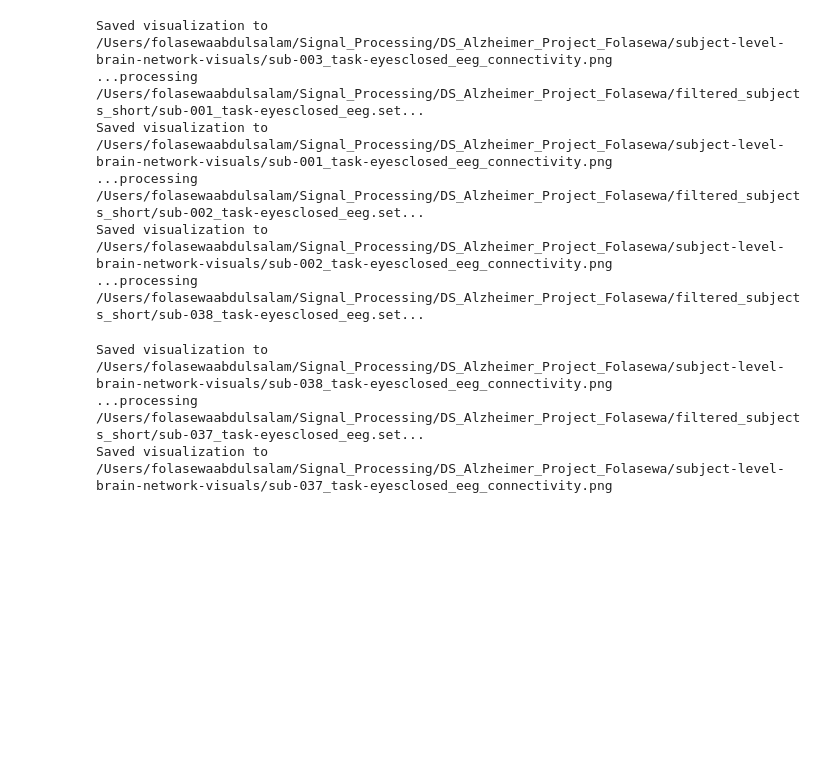
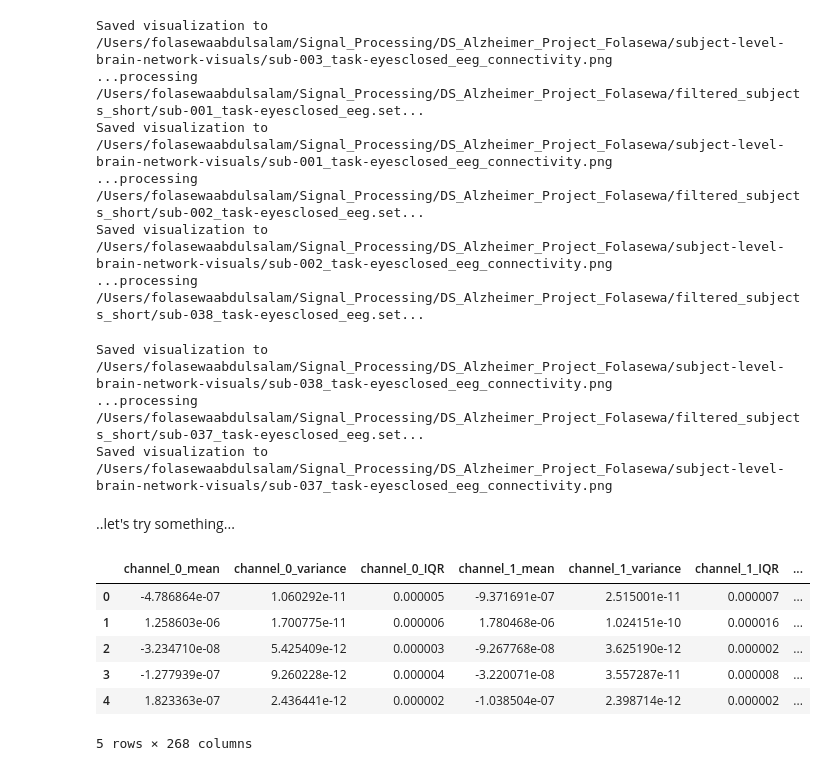
Before and after one commit to Folasewa/Signal_Processing_Projects, a Jupyter notebook: DS_Alzheimer_Project_Folasewa/alzheimer_classification_short.ipynb, the cells around one changed output. Drawn from its saved outputs; the diff is of its cells as text; code cells hidden in the pictures; blank space fills up the shorter version.

```diff
--- a/DS_Alzheimer_Project_Folasewa/alzheimer_classification_short.ipynb
+++ b/DS_Alzheimer_Project_Folasewa/alzheimer_classification_short.ipynb
@@ -1691,3 +1691,19 @@ Saved visualization to /Users/folasewaabdulsalam/Signal_Processing/DS_Alzheimer_
 Saved visualization to /Users/folasewaabdulsalam/Signal_Processing/DS_Alzheimer_Project_Folasewa/subject-level-brain-network-visuals/sub-038_task-eyesclosed_eeg_connectivity.png
 ...processing /Users/folasewaabdulsalam/Signal_Processing/DS_Alzheimer_Project_Folasewa/filtered_subjects_short/sub-037_task-eyesclosed_eeg.set...
 Saved visualization to /Users/folasewaabdulsalam/Signal_Processing/DS_Alzheimer_Project_Folasewa/subject-level-brain-network-visuals/sub-037_task-eyesclosed_eeg_connectivity.png
+# %% [markdown]
+..let's try something...
+# %%
+spectrum_df = pd.read_csv("/Users/folasewaabdulsalam/Signal_Processing/DS_Alzheimer_Project_Folasewa/spectrum.csv")
+complexity_df = pd.read_csv("/Users/folasewaabdulsalam/Signal_Processing/DS_Alzheimer_Project_Folasewa/complex.csv")
+synchronization_df = pd.read_csv("/Users/folasewaabdulsalam/Signal_Processing/DS_Alzheimer_Project_Folasewa/synchronization.csv")
+# %%
+spectrum_df.head(5)
+# %% [output]
+|  | channel_0_mean | channel_0_variance | channel_0_IQR | channel_1_mean | channel_1_variance | channel_1_IQR | ... |
+| 0 | -4.786864e-07 | 1.060292e-11 | 0.000005 | -9.371691e-07 | 2.515001e-11 | 0.000007 | ... |
+| 1 | 1.258603e-06 | 1.700775e-11 | 0.000006 | 1.780468e-06 | 1.024151e-10 | 0.000016 | ... |
+| 2 | -3.234710e-08 | 5.425409e-12 | 0.000003 | -9.267768e-08 | 3.625190e-12 | 0.000002 | ... |
+| 3 | -1.277939e-07 | 9.260228e-12 | 0.000004 | -3.220071e-08 | 3.557287e-11 | 0.000008 | ... |
+| 4 | 1.823363e-07 | 2.436441e-12 | 0.000002 | -1.038504e-07 | 2.398714e-12 | 0.000002 | ... |
+5 rows × 268 columns
```
Also changed, not shown: parts of 22 cells of this notebook, 1 other file.
